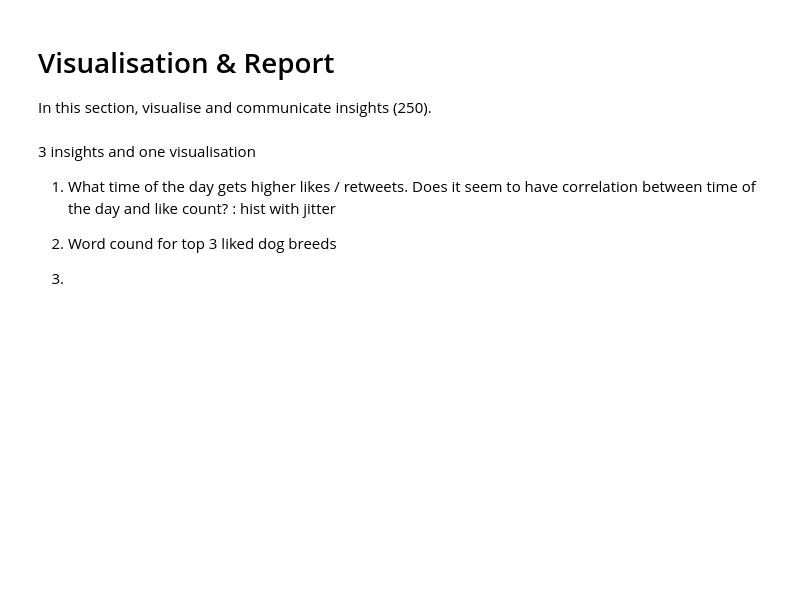
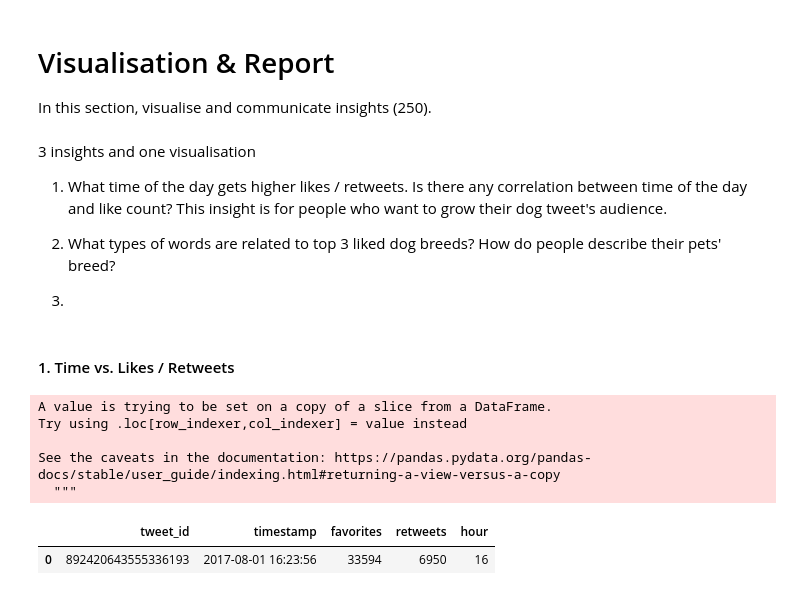
Before and after one commit to SEJUNGJENN-C/WeRateDogs_Twitter_Analysis, a Jupyter notebook: weratedogs-twitter.ipynb, the cells around one changed output. Saved outputs shown, nothing was run; the diff lists cells and outputs as text; code cells hidden in the pictures; blank space fills up the shorter version.

```diff
--- a/weratedogs-twitter.ipynb
+++ b/weratedogs-twitter.ipynb
@@ -528,8 +530,7 @@ add_clean.head(5)
 # %% [markdown]
 3 insights and one visualisation
-1. What time of the day gets higher likes / retweets. Does it seem to have correlation between time of the day and like count?
-: hist with jitter
+1. What time of the day gets higher likes / retweets. Is there any correlation between time of the day and like count? This insight is for people who want to grow their dog tweet's audience.
 
-2. Word cound for top 3 liked dog breeds
+2. What types of words are related to top 3 liked dog breeds? How do people describe their pets' breed?
 
 3.
@@ -535,0 +541,19 @@ add_clean.head(5)
+# %% [markdown]
+#### 1. Time vs. Likes / Retweets
+# %%
+# Create a dataset for first analysis & visualisation
+time_df = all_df[['tweet_id', 'timestamp', 'favorites', 'retweets']]
+
+# Create a new column for time of the day
+time_df['hour'] = time_df['timestamp'].dt.hour
+
+# Confirm
+time_df.head(1)
+# %% [output]
+A value is trying to be set on a copy of a slice from a DataFrame.
+Try using .loc[row_indexer,col_indexer] = value instead
+
+See the caveats in the documentation: https://pandas.pydata.org/pandas-docs/stable/user_guide/indexing.html#returning-a-view-versus-a-copy
+  """
+|  | tweet_id | timestamp | favorites | retweets | hour |
+| 0 | 892420643555336193 | 2017-08-01 16:23:56 | 33594 | 6950 | 16 |
```
Also changed, not shown: parts of 18 cells of this notebook.
